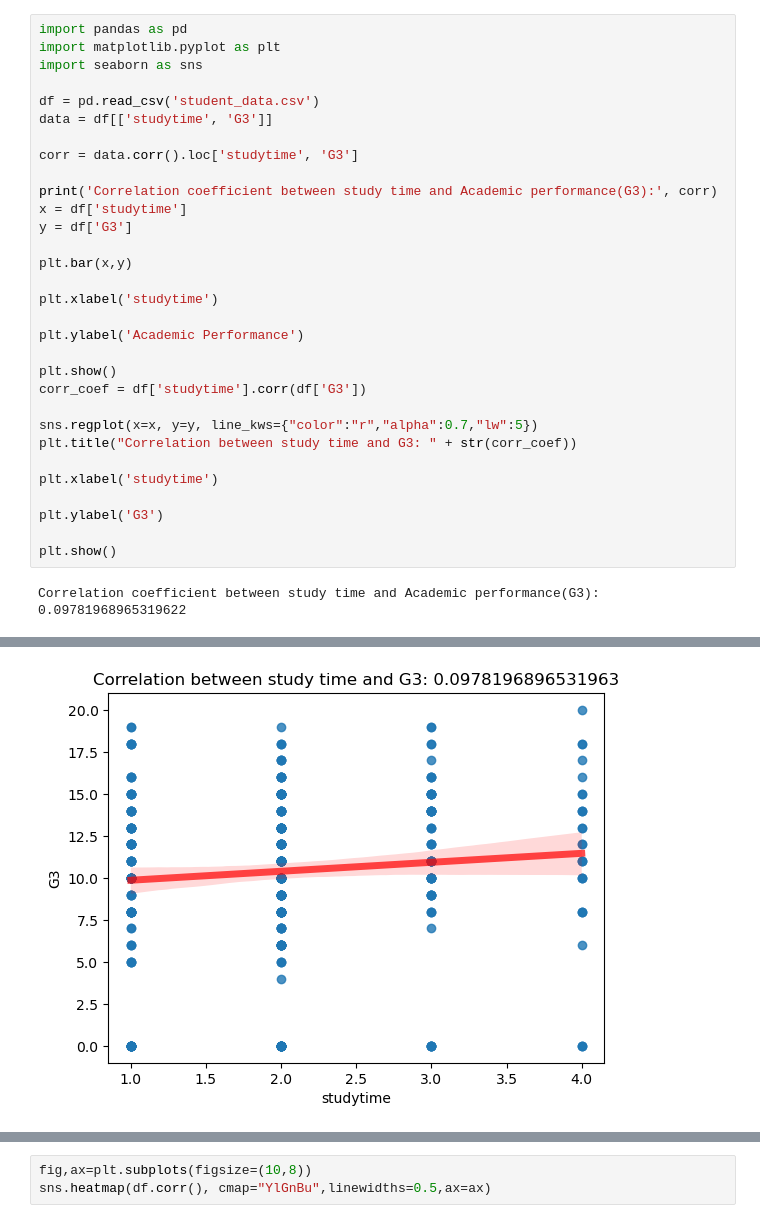
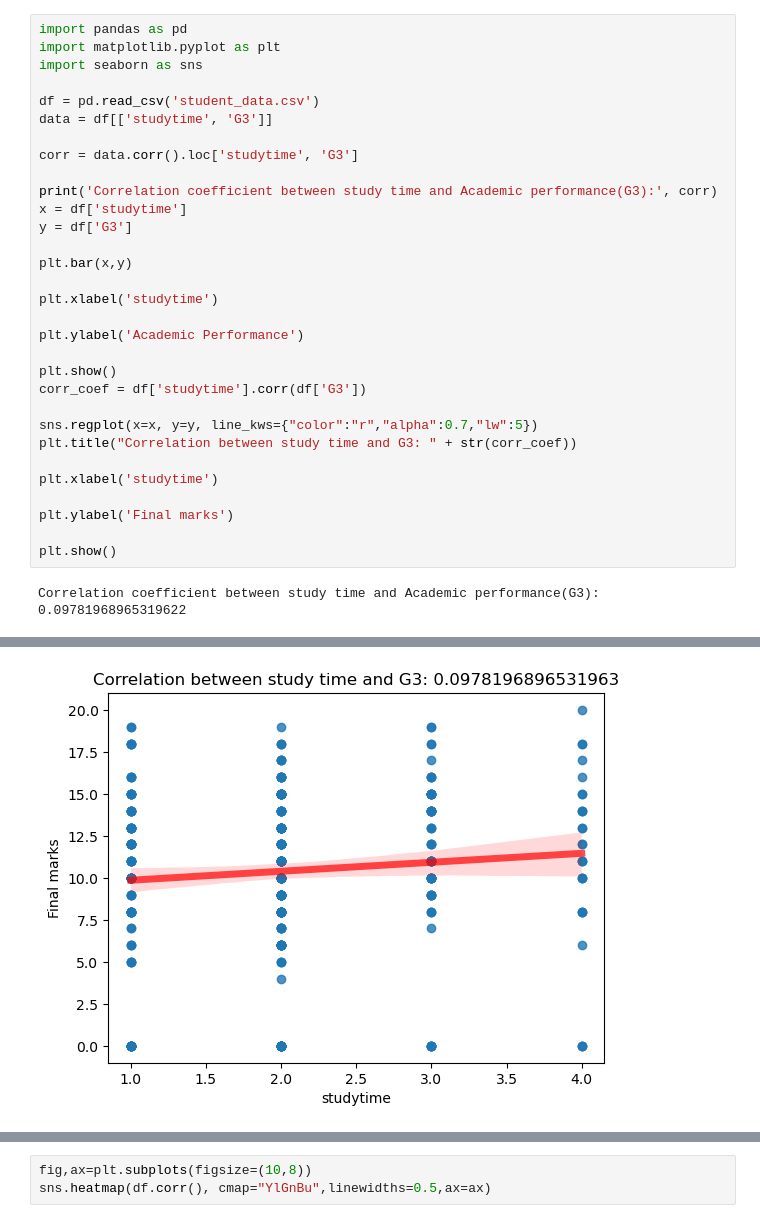
Before and after one commit to DMad19/project, a Jupyter notebook: project.ipynb, the cells around one changed output, grey strips where cells are left out. Cells and saved outputs as stored; diff of their text form.

```diff
--- a/project.ipynb
+++ b/project.ipynb
@@ -4,35 +4,35 @@ import matplotlib.pyplot as plt
 import seaborn as sns
 
 df = pd.read_csv('student_data.csv')
 data = df[['studytime', 'G3']]
 
 corr = data.corr().loc['studytime', 'G3']
 
 print('Correlation coefficient between study time and Academic performance(G3):', corr)
 x = df['studytime']
 y = df['G3']
 
 plt.bar(x,y)
 
 plt.xlabel('studytime')
 
 plt.ylabel('Academic Performance')
 
 plt.show()
 corr_coef = df['studytime'].corr(df['G3'])
 
 sns.regplot(x=x, y=y, line_kws={"color":"r","alpha":0.7,"lw":5})
 plt.title("Correlation between study time and G3: " + str(corr_coef))
 
 plt.xlabel('studytime')
 
-plt.ylabel('G3')
+plt.ylabel('Final marks')
 
 plt.show()
 # %% [output]
 Correlation coefficient between study time and Academic performance(G3): 0.09781968965319622
 [figure]
-[figure, old version]
+[figure, new version]
 # %%
 data = df[['traveltime', 'G3']]
 
```
Also changed, not shown: parts of 7 cells of this notebook.
